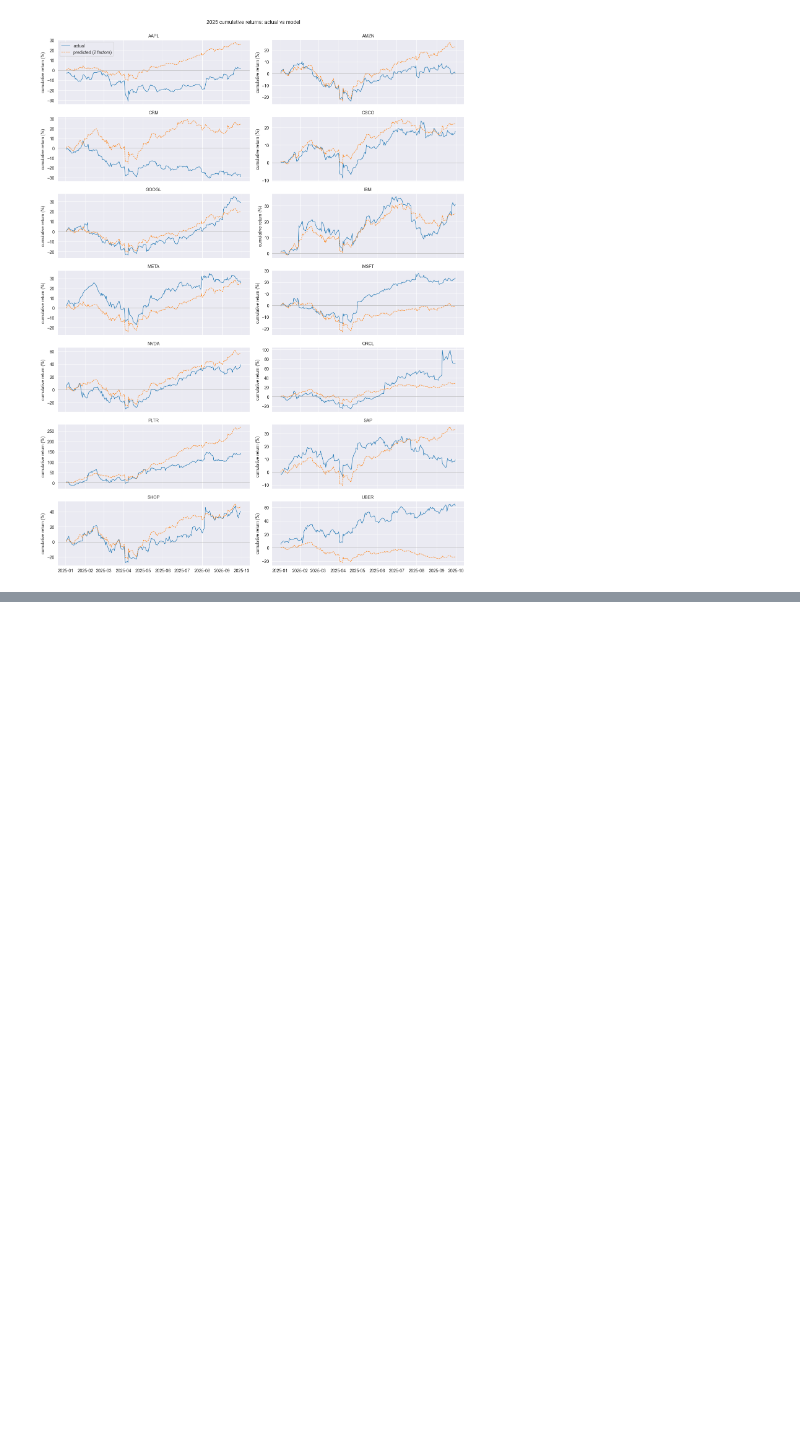
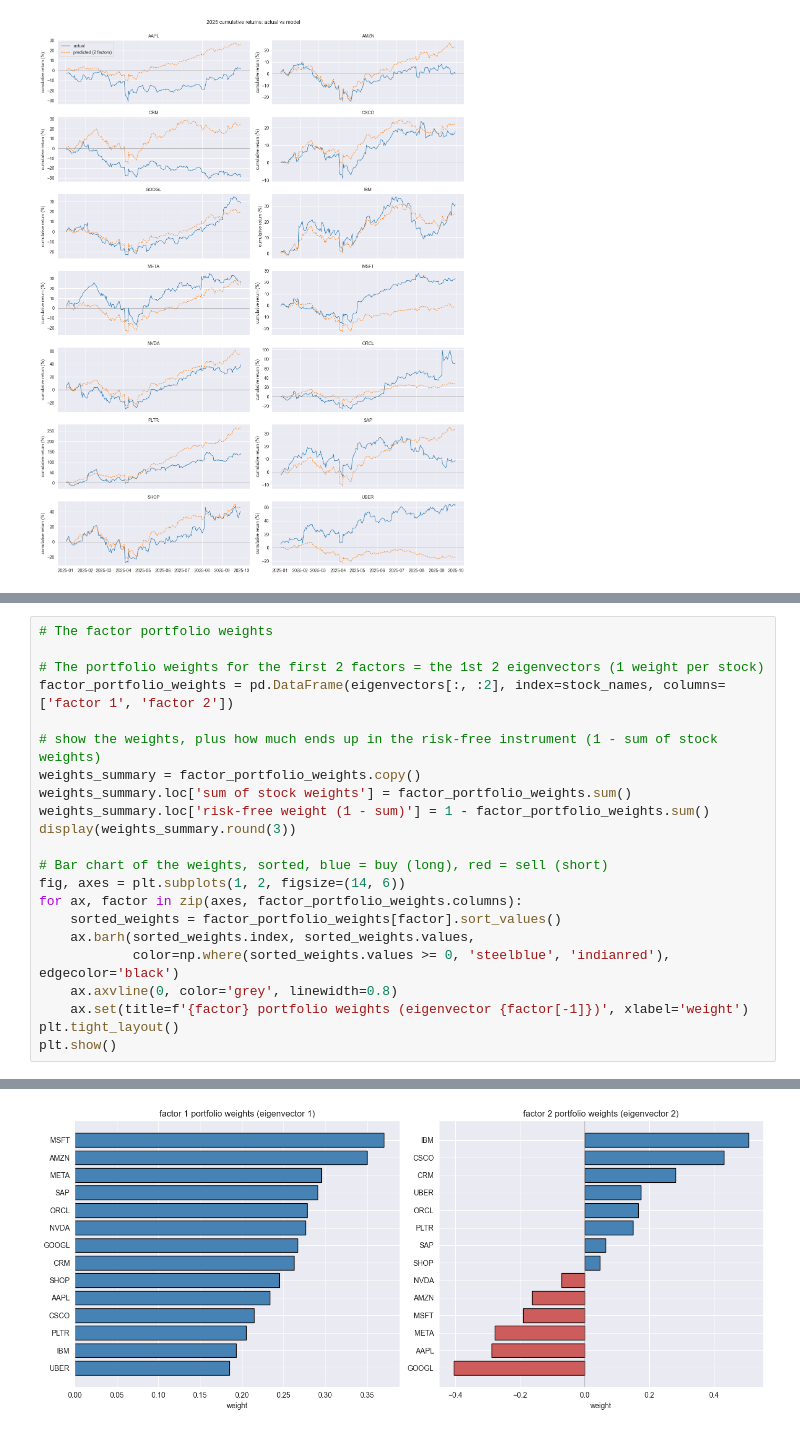
Before and after one commit to Gok-ML-AI/ARPM, a Jupyter notebook: module-01-linear-mean-covariance/Principal-Component-Analysis/pp_orincipal_component_portfolios_of_technology_stocks.ipynb, the cells around one changed output, grey strips where cells are left out. Cells and saved outputs as stored; diff of their text form; blank space fills up the shorter version.

```diff
--- a/module-01-linear-mean-covariance/Principal-Component-Analysis/pp_orincipal_component_portfolios_of_technology_stocks.ipynb
+++ b/module-01-linear-mean-covariance/Principal-Component-Analysis/pp_orincipal_component_portfolios_of_technology_stocks.ipynb
@@ -770,0 +815,23 @@ My choices Explained:
+# %%
+# The factor portfolio weights
+
+# The portfolio weights for the first 2 factors = the 1st 2 eigenvectors (1 weight per stock)
+factor_portfolio_weights = pd.DataFrame(eigenvectors[:, :2], index=stock_names, columns=['factor 1', 'factor 2'])
+
+# show the weights, plus how much ends up in the risk-free instrument (1 - sum of stock weights)
+weights_summary = factor_portfolio_weights.copy()
+weights_summary.loc['sum of stock weights'] = factor_portfolio_weights.sum()
+weights_summary.loc['risk-free weight (1 - sum)'] = 1 - factor_portfolio_weights.sum()
+display(weights_summary.round(3))
+
+# Bar chart of the weights, sorted, blue = buy (long), red = sell (short)
+fig, axes = plt.subplots(1, 2, figsize=(14, 6))
+for ax, factor in zip(axes, factor_portfolio_weights.columns):
+    sorted_weights = factor_portfolio_weights[factor].sort_values()
+    ax.barh(sorted_weights.index, sorted_weights.values,
+            color=np.where(sorted_weights.values >= 0, 'steelblue', 'indianred'), edgecolor='black')
+    ax.axvline(0, color='grey', linewidth=0.8)
+    ax.set(title=f'{factor} portfolio weights (eigenvector {factor[-1]})', xlabel='weight')
+plt.tight_layout()
+plt.show()
+# %% [output]
@@ -770,0 +856 @@ My choices Explained:
+[figure, added]
```
Also changed, not shown: parts of 11 cells of this notebook.
